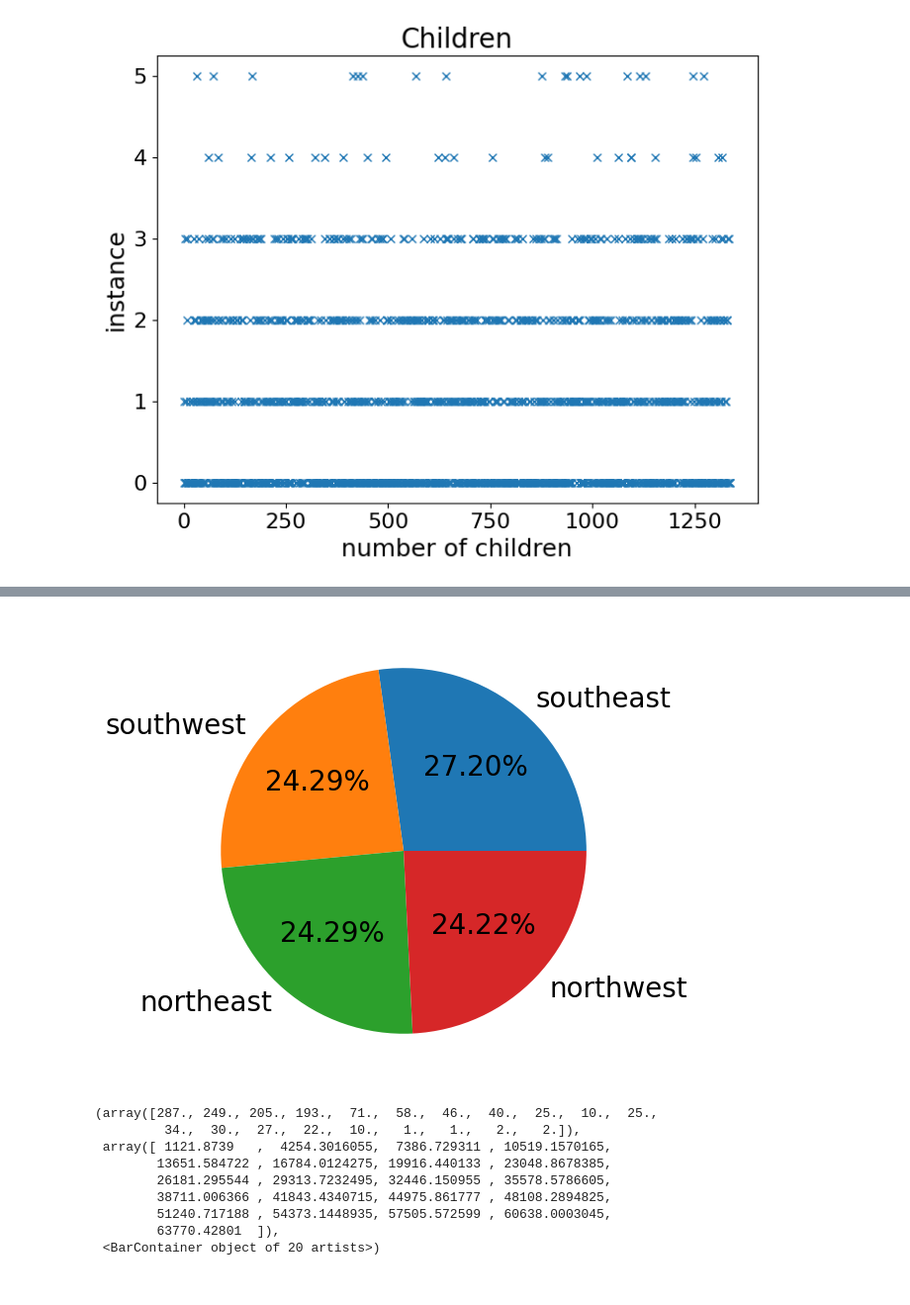
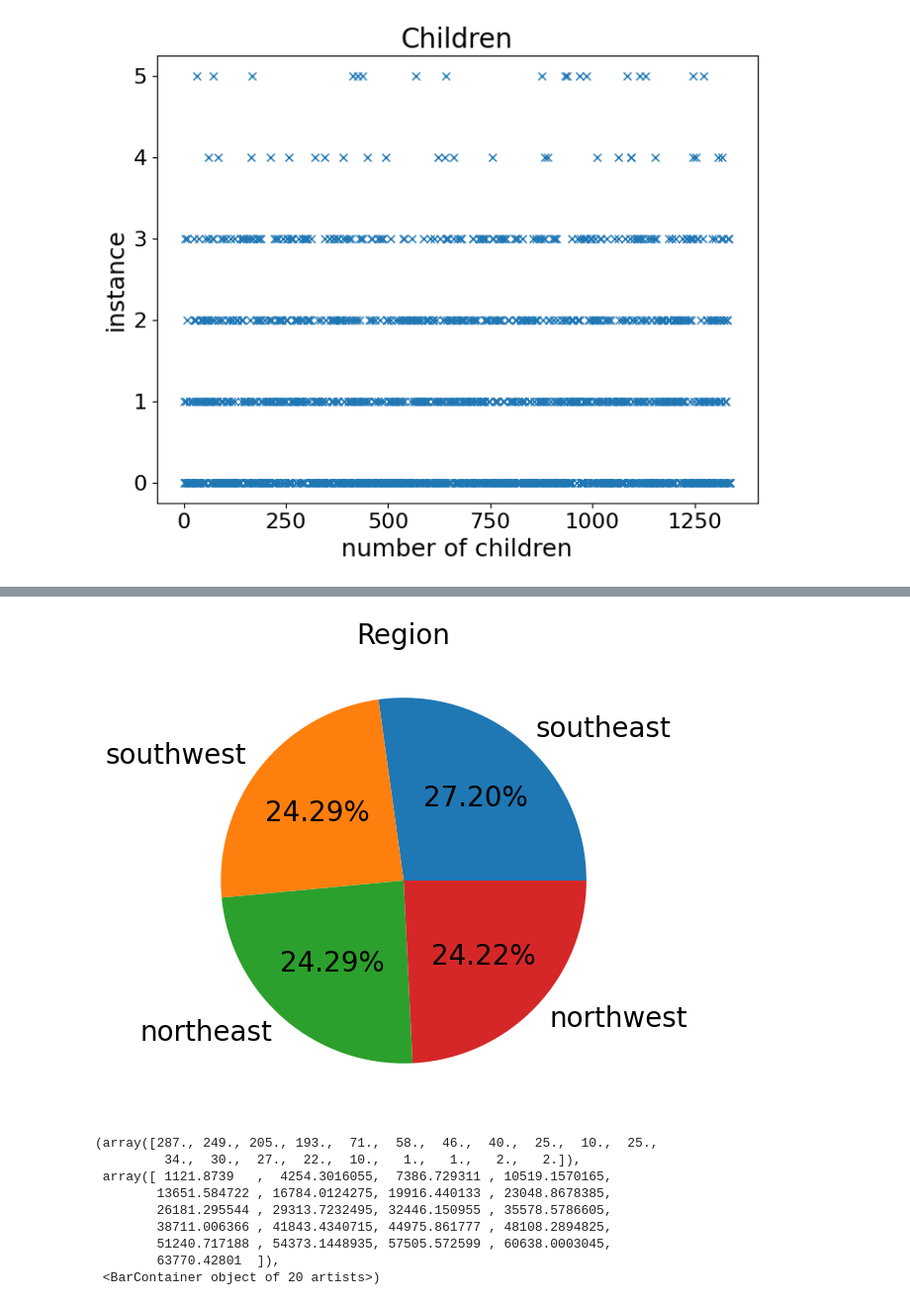
Before and after one commit to wesley0521/kaggle, a Jupyter notebook: Kaggle_Medical_Cost_Predict_SVR.ipynb, the cells around one changed output, grey strips where cells are left out. Shown at 99% size. Cells and saved outputs as stored; diff of their text form; code cells hidden in the pictures.

```diff
--- a/Kaggle_Medical_Cost_Predict_SVR.ipynb
+++ b/Kaggle_Medical_Cost_Predict_SVR.ipynb
@@ -99,10 +101,11 @@ plt.show()
 # %%
 plt.figure(figsize=(8,6))
 plt.rcParams['font.size'] =20
+plt.title("Region", fontsize=20)
 plt.pie(Dataset["region"].value_counts(), labels=["southeast", "southwest", "northeast", "northwest"], autopct="%.2f%%")
 plt.show()
 # %% [output]
-[figure, old version]
+[figure, new version]
 # %%
 plt.figure(figsize=(8,6))
 plt.title("charges Distribution", fontsize=20)
```
Also changed, not shown: parts of 2 cells of this notebook.
